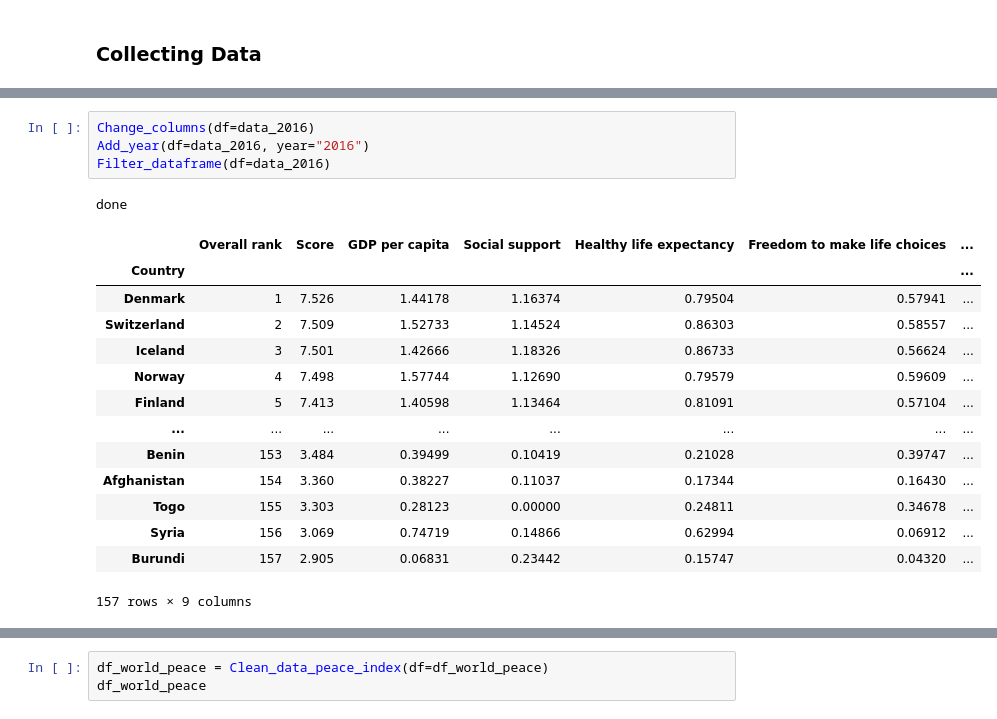
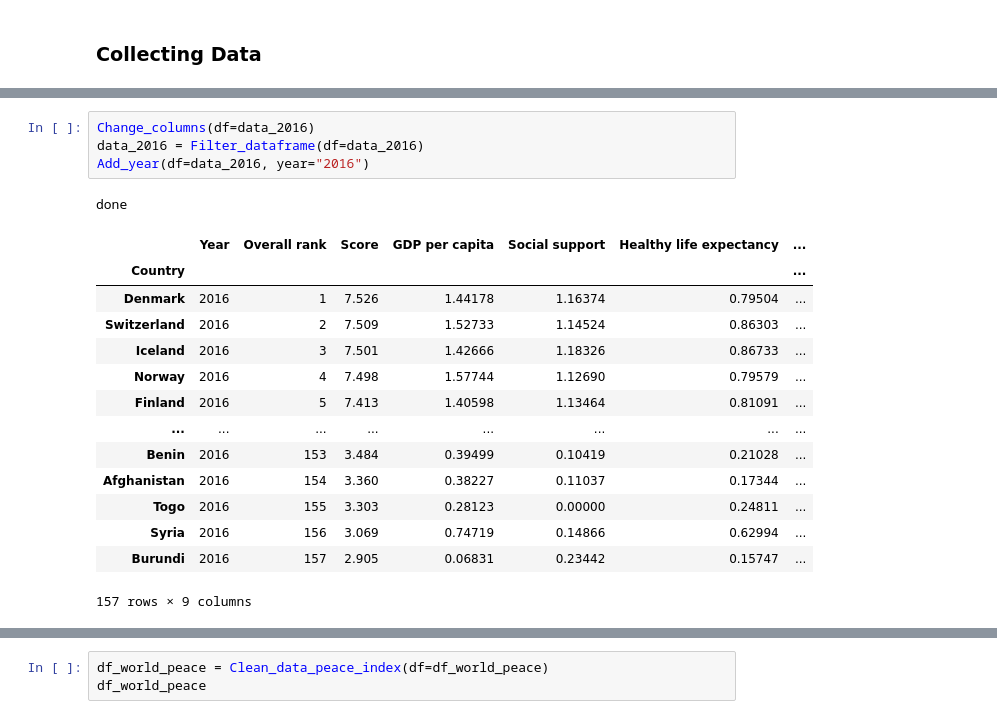
Before and after one commit to RoxannaW/Project_world_happiness, a Jupyter notebook: src/main.ipynb, the cells around one changed output, grey strips where cells are left out. Cells and saved outputs as stored; diff of their text form.

```diff
--- a/src/main.ipynb
+++ b/src/main.ipynb
@@ -80,23 +155,23 @@ done
 158 rows × 9 columns
 # %%
 Change_columns(df=data_2016)
+data_2016 = Filter_dataframe(df=data_2016)
 Add_year(df=data_2016, year="2016")
-Filter_dataframe(df=data_2016)
 # %% [output]
 done
-|  | Overall rank | Score | GDP per capita | Social support | Healthy life expectancy | Freedom to make life choices | ... |
+|  | Year | Overall rank | Score | GDP per capita | Social support | Healthy life expectancy | ... |
 | Country |  |  |  |  |  |  | ... |
-| Denmark | 1 | 7.526 | 1.44178 | 1.16374 | 0.79504 | 0.57941 | ... |
-| Switzerland | 2 | 7.509 | 1.52733 | 1.14524 | 0.86303 | 0.58557 | ... |
-| Iceland | 3 | 7.501 | 1.42666 | 1.18326 | 0.86733 | 0.56624 | ... |
-| Norway | 4 | 7.498 | 1.57744 | 1.12690 | 0.79579 | 0.59609 | ... |
-| Finland | 5 | 7.413 | 1.40598 | 1.13464 | 0.81091 | 0.57104 | ... |
+| Denmark | 2016 | 1 | 7.526 | 1.44178 | 1.16374 | 0.79504 | ... |
+| Switzerland | 2016 | 2 | 7.509 | 1.52733 | 1.14524 | 0.86303 | ... |
+| Iceland | 2016 | 3 | 7.501 | 1.42666 | 1.18326 | 0.86733 | ... |
+| Norway | 2016 | 4 | 7.498 | 1.57744 | 1.12690 | 0.79579 | ... |
+| Finland | 2016 | 5 | 7.413 | 1.40598 | 1.13464 | 0.81091 | ... |
 | ... | ... | ... | ... | ... | ... | ... | ... |
-| Benin | 153 | 3.484 | 0.39499 | 0.10419 | 0.21028 | 0.39747 | ... |
-| Afghanistan | 154 | 3.360 | 0.38227 | 0.11037 | 0.17344 | 0.16430 | ... |
-| Togo | 155 | 3.303 | 0.28123 | 0.00000 | 0.24811 | 0.34678 | ... |
-| Syria | 156 | 3.069 | 0.74719 | 0.14866 | 0.62994 | 0.06912 | ... |
-| Burundi | 157 | 2.905 | 0.06831 | 0.23442 | 0.15747 | 0.04320 | ... |
+| Benin | 2016 | 153 | 3.484 | 0.39499 | 0.10419 | 0.21028 | ... |
+| Afghanistan | 2016 | 154 | 3.360 | 0.38227 | 0.11037 | 0.17344 | ... |
+| Togo | 2016 | 155 | 3.303 | 0.28123 | 0.00000 | 0.24811 | ... |
+| Syria | 2016 | 156 | 3.069 | 0.74719 | 0.14866 | 0.62994 | ... |
+| Burundi | 2016 | 157 | 2.905 | 0.06831 | 0.23442 | 0.15747 | ... |
 157 rows × 9 columns
 # %%
 Change_columns(df=data_2017)
```
Also changed, not shown: parts of 50 cells of this notebook, 8 other files.
